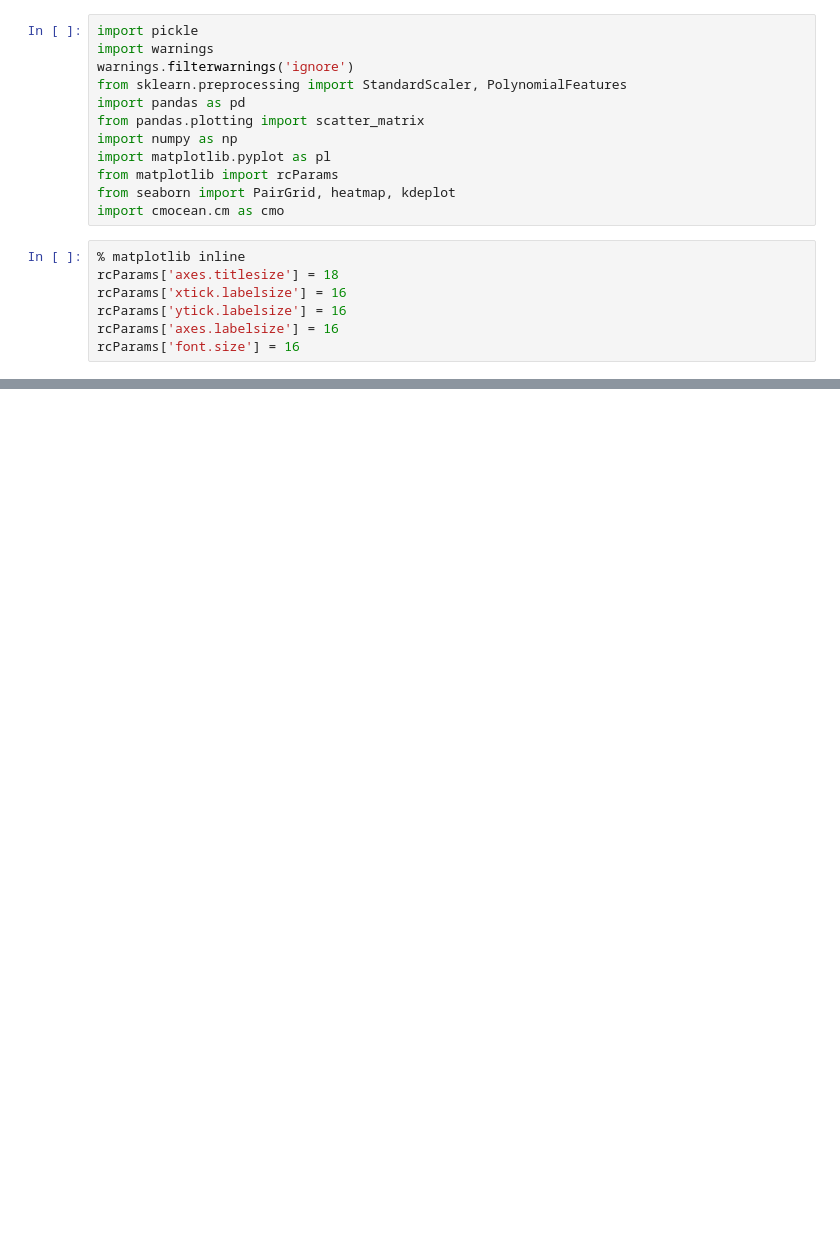
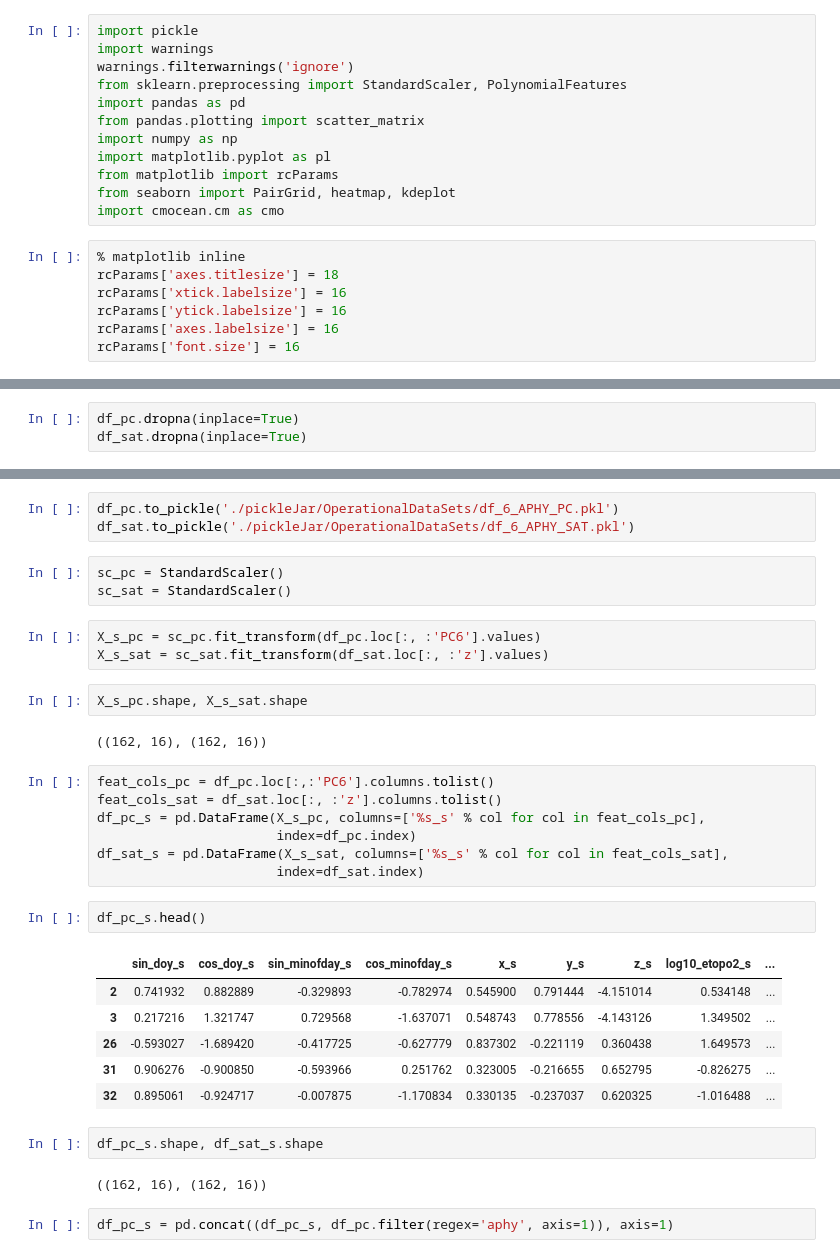
Before and after one commit to madHatter106/TOA_ML, a Jupyter notebook: TOA_ML_1_DataPrep_5d_APHY_Feature_Eng_&_Standardize.pkl.ipynb, the cells around one changed output, grey strips where cells are left out. Cells and saved outputs as stored; diff of their text form; blank space fills up the shorter version.

```diff
--- a/TOA_ML_1_DataPrep_5d_APHY_Feature_Eng_&_Standardize.pkl.ipynb
+++ b/TOA_ML_1_DataPrep_5d_APHY_Feature_Eng_&_Standardize.pkl.ipynb
@@ -135,0 +115,3 @@ df_sp_SWF.to_pickle('./pickleJar/OperationalDataSets/df_6_APHY_Standardized_Poly
+# %%
+df_pc.dropna(inplace=True)
+df_sat.dropna(inplace=True)
@@ -135,0 +165,35 @@ df_sp_SWF.to_pickle('./pickleJar/OperationalDataSets/df_6_APHY_Standardized_Poly
+# %%
+df_pc.to_pickle('./pickleJar/OperationalDataSets/df_6_APHY_PC.pkl')
+df_sat.to_pickle('./pickleJar/OperationalDataSets/df_6_APHY_SAT.pkl')
+# %%
+sc_pc = StandardScaler()
+sc_sat = StandardScaler()
+# %%
+X_s_pc = sc_pc.fit_transform(df_pc.loc[:, :'PC6'].values)
+X_s_sat = sc_sat.fit_transform(df_sat.loc[:, :'z'].values)
+# %%
+X_s_pc.shape, X_s_sat.shape
+# %% [output]
+((162, 16), (162, 16))
+# %%
+feat_cols_pc = df_pc.loc[:,:'PC6'].columns.tolist()
+feat_cols_sat = df_sat.loc[:, :'z'].columns.tolist()
+df_pc_s = pd.DataFrame(X_s_pc, columns=['%s_s' % col for col in feat_cols_pc],
+                       index=df_pc.index)
+df_sat_s = pd.DataFrame(X_s_sat, columns=['%s_s' % col for col in feat_cols_sat],
+                       index=df_sat.index)
+# %%
+df_pc_s.head()
+# %% [output]
+|  | sin_doy_s | cos_doy_s | sin_minofday_s | cos_minofday_s | x_s | y_s | z_s | log10_etopo2_s | ... |
+| 2 | 0.741932 | 0.882889 | -0.329893 | -0.782974 | 0.545900 | 0.791444 | -4.151014 | 0.534148 | ... |
+| 3 | 0.217216 | 1.321747 | 0.729568 | -1.637071 | 0.548743 | 0.778556 | -4.143126 | 1.349502 | ... |
+| 26 | -0.593027 | -1.689420 | -0.417725 | -0.627779 | 0.837302 | -0.221119 | 0.360438 | 1.649573 | ... |
+| 31 | 0.906276 | -0.900850 | -0.593966 | 0.251762 | 0.323005 | -0.216655 | 0.652795 | -0.826275 | ... |
+| 32 | 0.895061 | -0.924717 | -0.007875 | -1.170834 | 0.330135 | -0.237037 | 0.620325 | -1.016488 | ... |
+# %%
+df_pc_s.shape, df_sat_s.shape
+# %% [output]
+((162, 16), (162, 16))
+# %%
+df_pc_s = pd.concat((df_pc_s, df_pc.filter(regex='aphy', axis=1)), axis=1)
```
Also changed, not shown: parts of 50 cells of this notebook, 5 other files.
